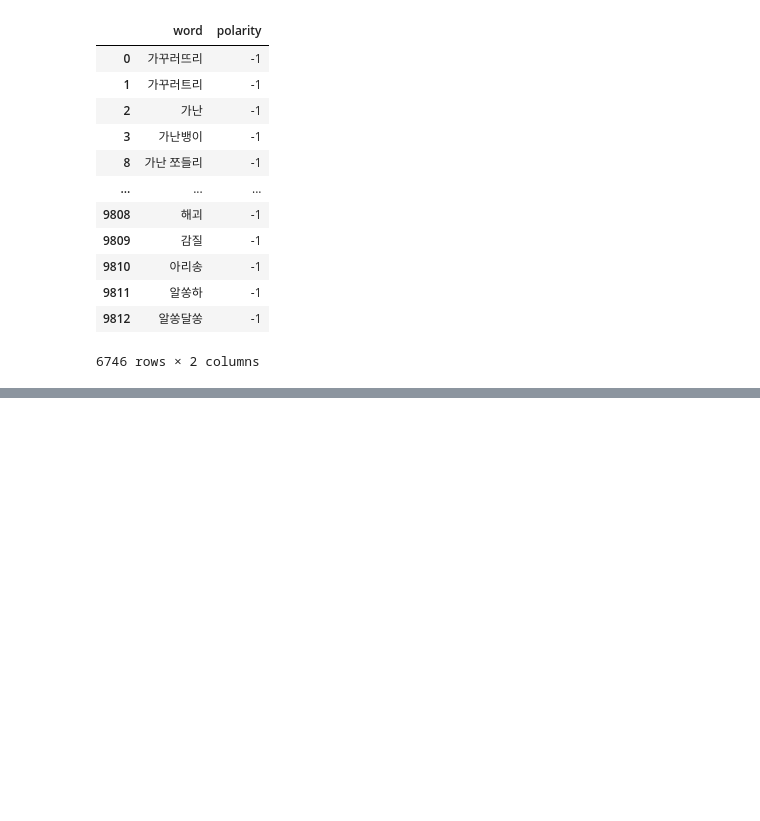
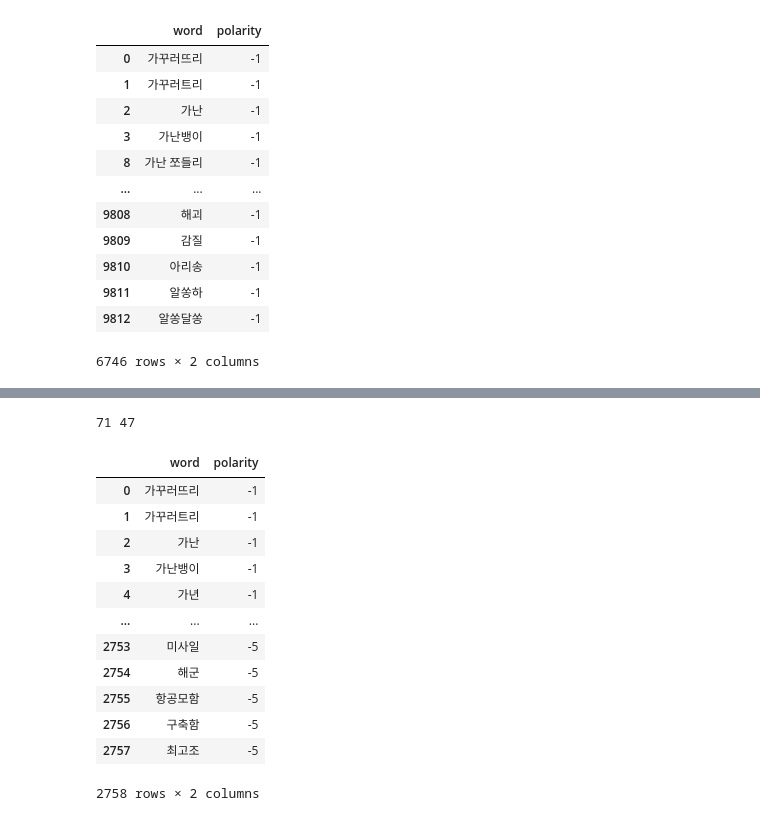
Before and after one commit to 02221/NLP, a Jupyter notebook: Making_Dic.ipynb, the cells around one changed output, grey strips where cells are left out. Drawn from its saved outputs; the diff is of its cells as text; code cells hidden in the pictures; blank space fills up the shorter version.

```diff
--- a/Making_Dic.ipynb
+++ b/Making_Dic.ipynb
@@ -123,0 +152,5 @@ totDic.head(50)
+# %%
+strs_with_five = strs_with_five.replace(" ","")
+# %%
+ls_with_five = strs_with_five.split(',')
+ls_with_five
@@ -123,0 +175,26 @@ totDic.head(50)
+# %%
+print(len(ls_with_three), len(ls_with_five))
+# %% [output]
+71 47
+# %%
+for i in range(0, len(ls_with_three)):
+    totDic = totDic.append({'word': ls_with_three[i], "polarity" : -3}, ignore_index = True)
+# %%
+for i in range(0, len(ls_with_five)):
+    totDic = totDic.append({'word': ls_with_five[i], "polarity" : -5}, ignore_index = True)
+# %%
+totDic
+# %% [output]
+|  | word | polarity |
+| 0 | 가꾸러뜨리 | -1 |
+| 1 | 가꾸러트리 | -1 |
+| 2 | 가난 | -1 |
+| 3 | 가난뱅이 | -1 |
+| 4 | 가년 | -1 |
+| ... | ... | ... |
+| 2753 | 미사일 | -5 |
+| 2754 | 해군 | -5 |
+| 2755 | 항공모함 | -5 |
+| 2756 | 구축함 | -5 |
+| 2757 | 최고조 | -5 |
+2758 rows × 2 columns
```
Also changed, not shown: parts of 16 cells of this notebook, 2 other files.
